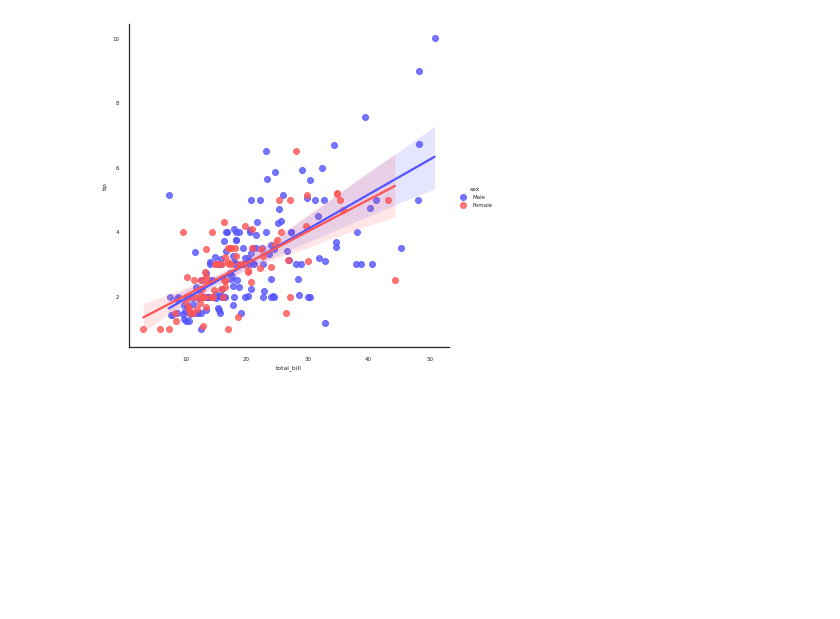
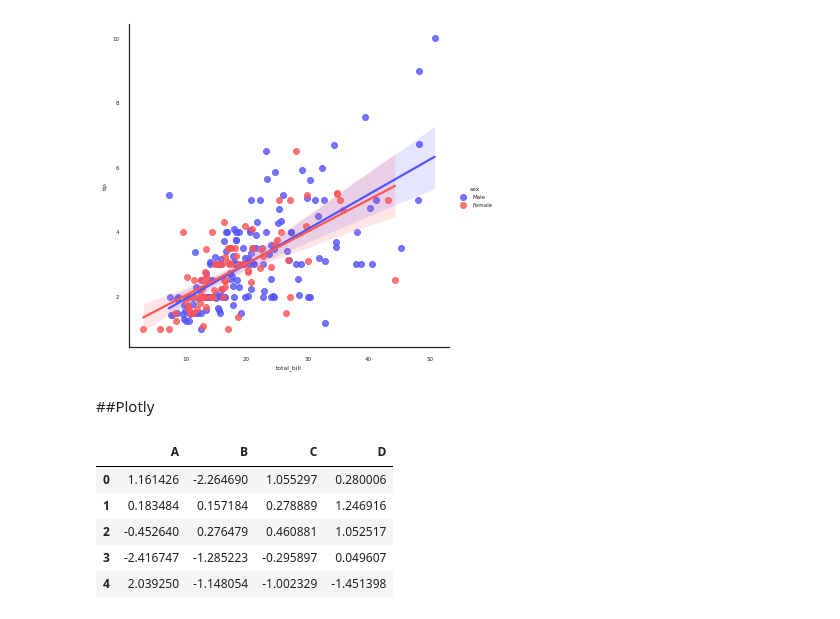
Before and after one commit to kozz84/Udemy, a Jupyter notebook: intro.ipynb, the cells around one changed output. Saved outputs shown, nothing was run; the diff lists cells and outputs as text; code cells hidden in the pictures; blank space fills up the shorter version.

```diff
--- a/intro.ipynb
+++ b/intro.ipynb
@@ -605,3 +605,5 @@ sns.lmplot(x='total_bill', y='tip', data=tips, hue='sex', palette='seismic')
 # %% [output]
 <seaborn.axisgrid.FacetGrid at 0x...>
 [figure]
+# %% [markdown]
+##Plotly
@@ -607,0 +621,10 @@ sns.lmplot(x='total_bill', y='tip', data=tips, hue='sex', palette='seismic')
+# %%
+df = pd.DataFrame(np.random.randn(100,4),columns='A B C D'.split())
+df.head()
+# %% [output]
+|  | A | B | C | D |
+| 0 | 1.161426 | -2.264690 | 1.055297 | 0.280006 |
+| 1 | 0.183484 | 0.157184 | 0.278889 | 1.246916 |
+| 2 | -0.452640 | 0.276479 | 0.460881 | 1.052517 |
+| 3 | -2.416747 | -1.285223 | -0.295897 | 0.049607 |
+| 4 | 2.039250 | -1.148054 | -1.002329 | -1.451398 |
```
Also changed, not shown: parts of 13 cells of this notebook.
